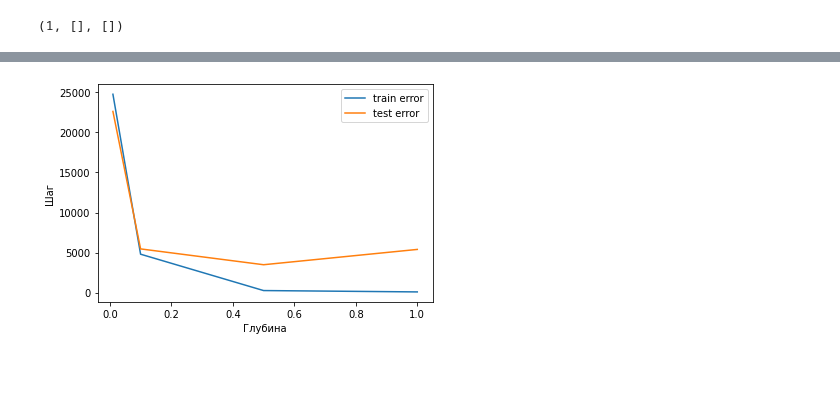
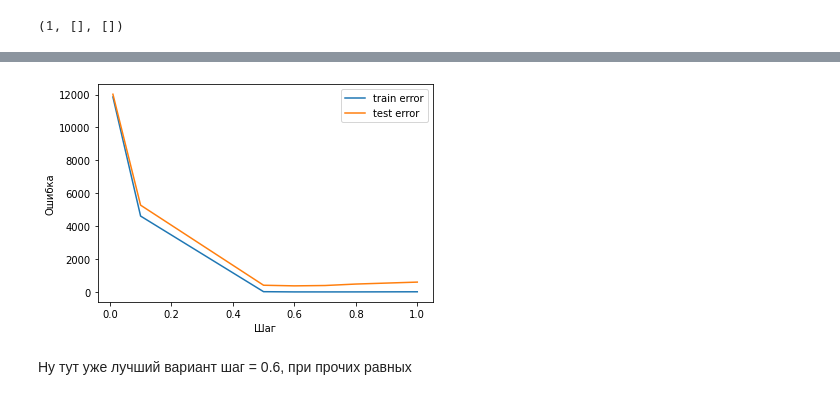
Before and after one commit to vinalyan/diff, a Jupyter notebook: GeekBrains/algorithms/web6/Lessin6_HW.ipynb, the cells around one changed output, grey strips where cells are left out. Drawn from its saved outputs; the diff is of its cells as text; code cells hidden in the pictures; blank space fills up the shorter version.

```diff
--- a/GeekBrains/algorithms/web6/Lessin6_HW.ipynb
+++ b/GeekBrains/algorithms/web6/Lessin6_HW.ipynb
@@ -73,3 +68,6 @@ X.shape, y.shape
+# %%
+X, y, coef = make_regression(n_samples=500, n_features=2, n_informative=2, n_targets=1,
+                                      noise=5, coef=True, random_state=2)
 # %%
 X_train, X_test, y_train, y_test = model_selection.train_test_split(X, y, test_size=0.30, random_state=32)
 X_train.shape, X_test.shape, y_train.shape, y_test.shape
@@ -114,0 +131,12 @@ plt.show()
+# %%
+#Проверим руками
+%time
+n_trees = 6
+max_depth = 5
+eta = 1
+trees = gb_fit(n_trees, max_depth, X_train, X_test, y_train, y_test, eta)
+
+train_error = mean_squared_error(y_train, gb_predict(X_train, trees, eta))
+test_errors = mean_squared_error(y_test, gb_predict(X_test, trees, eta))
+
+print(f'Кол-во деревьев: {n_trees}, Глубина: {max_depth}, Шаг: {eta}, Ошибка на обуч: {train_error: .3f}, Ошибка на тестовой: {test_errors: .3f}, R2: {r2_score(y_test, gb_predict(X_test, trees, eta)):.3f}')
@@ -117,8 +158,8 @@ train_errors_list.clear()
 test_errors_list.clear()
 
 eta = 1
-n_trees = 10
-max_depth_list = [1, 5, 7, 10]
+n_trees = 5
+max_depth_list = [1, 5, 7,8,9,10]
 eta, train_errors_list, test_errors_list
 # %% [output]
 (1, [], [])
@@ -149,9 +197,9 @@ plt.show()
 train_errors_list.clear()
 test_errors_list.clear()
 
-n_trees = 10
-max_depth = 5
+n_trees = 5
+max_depth = 7
 
-eta_list = [0.01, 0.1, 0.5, 1]
+eta_list = [0.01, 0.1, 0.5, 0.6, 0.7, 0.8, 1]
 max_depth, train_errors_list, test_errors_list
 # %% [output]
@@ -172,10 +223,12 @@ for eta in eta_list:
 # %%
-plt.xlabel('Глубина')
-plt.ylabel('Шаг')
+plt.xlabel('Шаг')
+plt.ylabel('Ошибка')
 #plt.xlim(0, n_trees)
 plt.plot(eta_list, train_errors_list, label='train error')
 plt.plot(eta_list, test_errors_list, label='test error')
 plt.legend(loc='upper right')
 plt.show()
 # %% [output]
-[figure, old version]
+[figure, new version]
+# %% [markdown]
+Ну тут уже лучший вариант шаг = 0.6, при прочих равных
```
Also changed, not shown: parts of 21 cells of this notebook.
